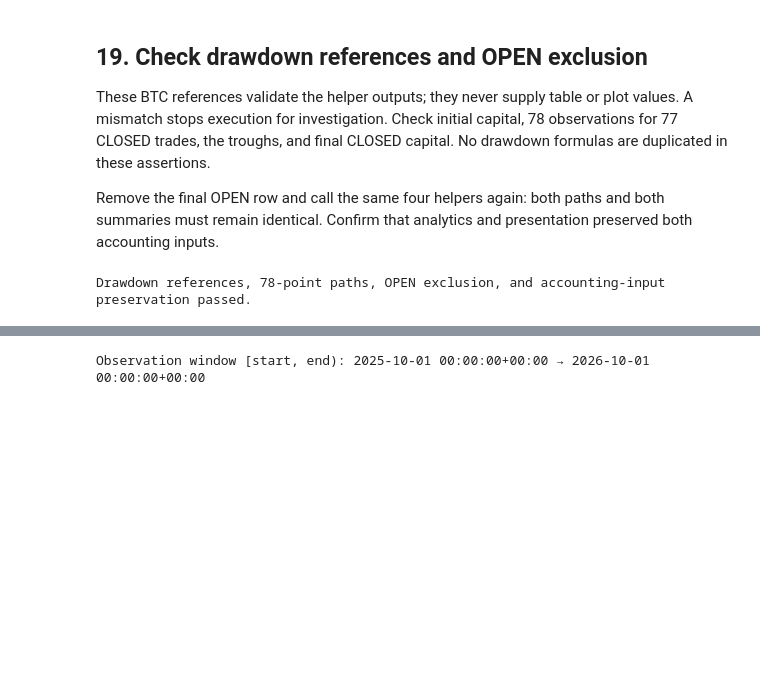
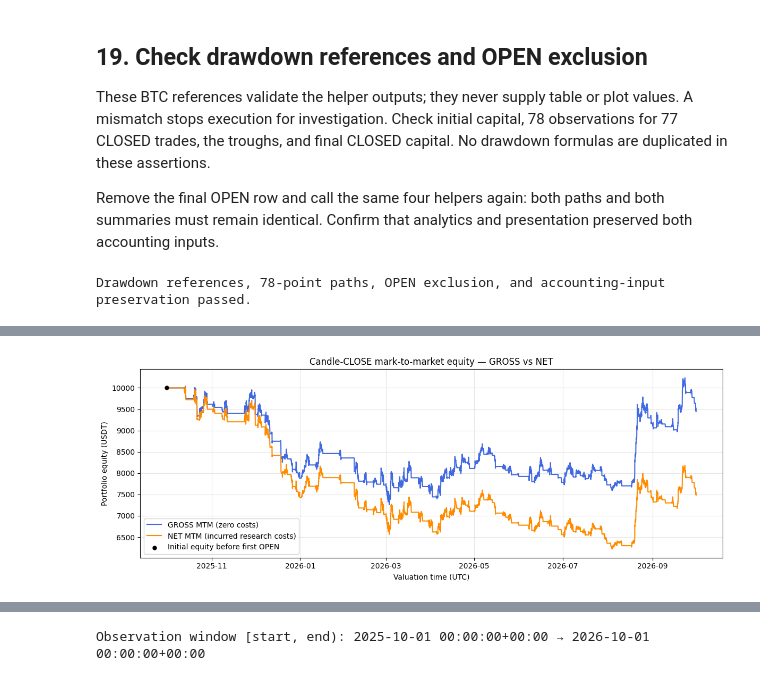
Before and after one commit to puckmandestroyer/trading-lab, a Jupyter notebook: notebooks/03_backtest_review.ipynb, the cells around one changed output, grey strips where cells are left out. Cells and saved outputs as stored; diff of their text form; code cells hidden in the pictures; blank space fills up the shorter version.

Commit message:
Integrate Stage 5.12 mark-to-market equity into notebook

```diff
--- a/notebooks/03_backtest_review.ipynb
+++ b/notebooks/03_backtest_review.ipynb
@@ -813,0 +851,18 @@ Drawdown references, 78-point paths, OPEN exclusion, and accounting-input preser
+# %%
+candles_before_equity = candles.copy(deep=True)
+gross_before_equity = gross_results.copy(deep=True)
+net_before_equity = net_results.copy(deep=True)
+candle_interval = pd.Timedelta(hours=1)
+
+gross_equity_path = calculate_gross_mark_to_market_equity(
+    candles, gross_results, candle_interval, initial_capital=INITIAL_CAPITAL,
+)
+net_equity_path = calculate_net_mark_to_market_equity(
+    candles, net_results, candle_interval, initial_capital=INITIAL_CAPITAL,
+)
+pd.testing.assert_frame_equal(candles, candles_before_equity)
+pd.testing.assert_frame_equal(gross_results, gross_before_equity)
+pd.testing.assert_frame_equal(net_results, net_before_equity)
+gross_equity_before_display = gross_equity_path.copy(deep=True)
+net_equity_before_display = net_equity_path.copy(deep=True)
+print(f"{len(candles):,} candles → {len(gross_equity_path):,} GROSS / {len(net_equity_path):,} NET observations")
@@ -813,0 +959,17 @@ Drawdown references, 78-point paths, OPEN exclusion, and accounting-input preser
+# %%
+fig, ax = plt.subplots(figsize=(12, 4.5))
+ax.plot(gross_equity_path["valuation_time"], gross_equity_path["equity"],
+        label="GROSS MTM (zero costs)", color="royalblue")
+ax.plot(net_equity_path["valuation_time"], net_equity_path["equity"],
+        label="NET MTM (incurred research costs)", color="darkorange")
+ax.scatter([gross_equity_path["valuation_time"].iloc[0]],
+           [gross_equity_path["equity"].iloc[0]],
+           color="black", s=25, zorder=4, label="Initial equity before first OPEN")
+ax.set(title="Candle-CLOSE mark-to-market equity — GROSS vs NET",
+       xlabel="Valuation time (UTC)", ylabel="Portfolio equity (USDT)")
+ax.legend()
+ax.grid(alpha=0.3)
+fig.tight_layout()
+plt.show()
+# %% [output]
+[figure, added]
```
Also changed, not shown: parts of 29 cells of this notebook, 3 other files.
